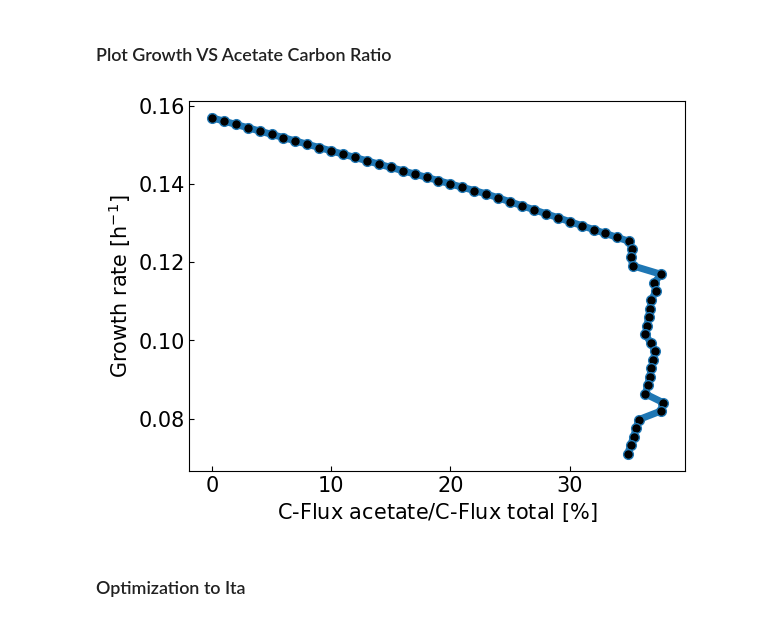
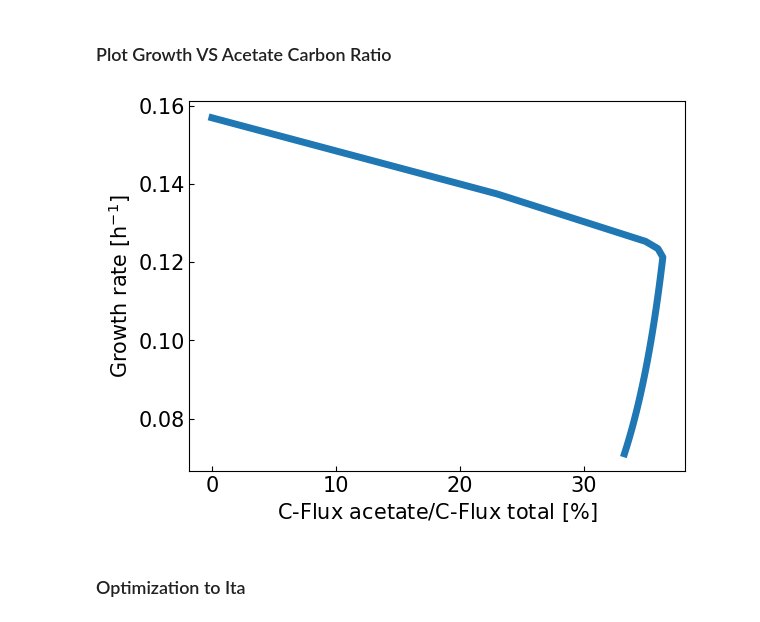
Before and after one commit to iAMB-RWTH-Aachen/Ustilago_maydis-GEM, a Jupyter notebook: code/UmayCofeedSims.ipynb, the cells around one changed output. Saved outputs shown, nothing was run; the diff lists cells and outputs as text; code cells hidden in the pictures.

```diff
--- a/code/UmayCofeedSims.ipynb
+++ b/code/UmayCofeedSims.ipynb
@@ -38,7 +39,8 @@ def SimCosub(model, Exchange_dic, Objective=None):
         [setattr(model.reactions.get_by_id(key), 'lower_bound', -value) for key, value in Exchange_dic.items()]
         if Objective:
             model.objective = Objective # 'EX_itacon_e'
-        Flux = model.optimize().fluxes
+        # Flux = model.optimize().fluxes
+        Flux = pfba(model)
     #     print('glc actual:{}, ace actual:{}'.format(mySol[-1]['EX_glc__D_e'], mySol[-1]['EX_ac_e']))
     #     print('Simulated total C-Flux: ',6*mySol[-1]['EX_glc__D_e'] + 2*mySol[-1]['EX_ac_e'])
     # #     print(glc_up, ace_up)
@@ -103,24 +101,21 @@ gres_df['AceProc'] = gres_df['AceRel']*100
 # %%
 FigureName = 'AceRel-VS-Growth'
 
 RatioNumb = [0,40,62]#[22,32,43]
 DataDiv = [np.arange(0,RatioNumb[0]),np.arange(RatioNumb[0],RatioNumb[1])]
-# DataDiv = [np.arange(0,RatioNumb[0]),np.arange(RatioNumb[0],RatioNumb[1]),np.arange(RatioNumb[1],RatioNumb[2]),np.arange(RatioNumb[2], Samples)]
-colors = ['r', 'b', 'g','c','m'] # , 'k', 'g', 'm'
-msize = 100
 matplotlib.rcParams.update({'font.size': 15})
 # ticks inside:
 # https://stackoverflow.com/questions/47873389/matplotlib-move-tick-labels-inside-plot-area
 
-gres_df.plot('AceProc', 'Growth', legend=None, lw=5, marker='o', markerfacecolor='black', ms=7)
+gres_df.plot('AceProc', 'Growth', legend=None, lw=5) #, marker='o', markerfacecolor='black', ms=7
 plt.xlabel('C-Flux acetate/C-Flux total [$\%$]')
 plt.ylabel('Growth rate [h$^{-1}$]')
 plt.tick_params(direction="in")
-plt.savefig('{}_{}.{}'.format(Today,FigureName,FigureType))
+# plt.savefig('{}_{}.{}'.format(Today,FigureName,FigureType))
 
 plt.show()
 # %% [output]
-[figure, old version]
+[figure, new version]
 # %% [markdown]
 ### Optimization to Ita
 # %%
```
Also changed, not shown: parts of 4 cells of this notebook, 1 other file.
